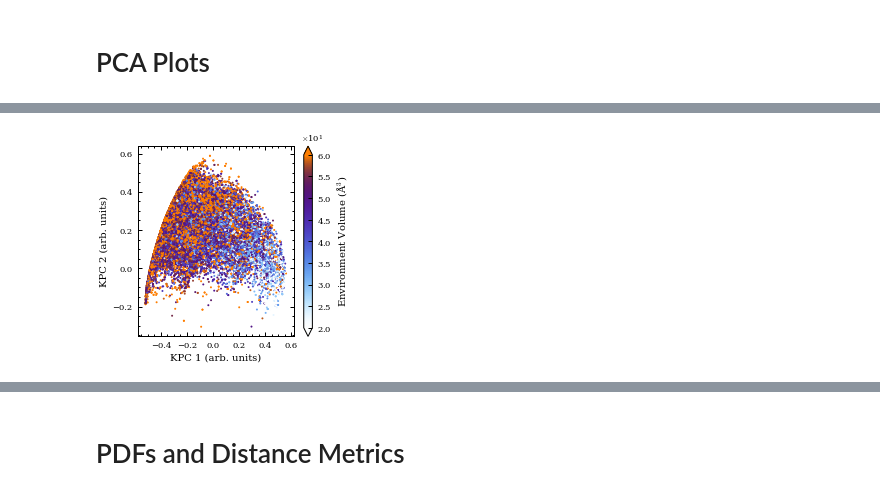
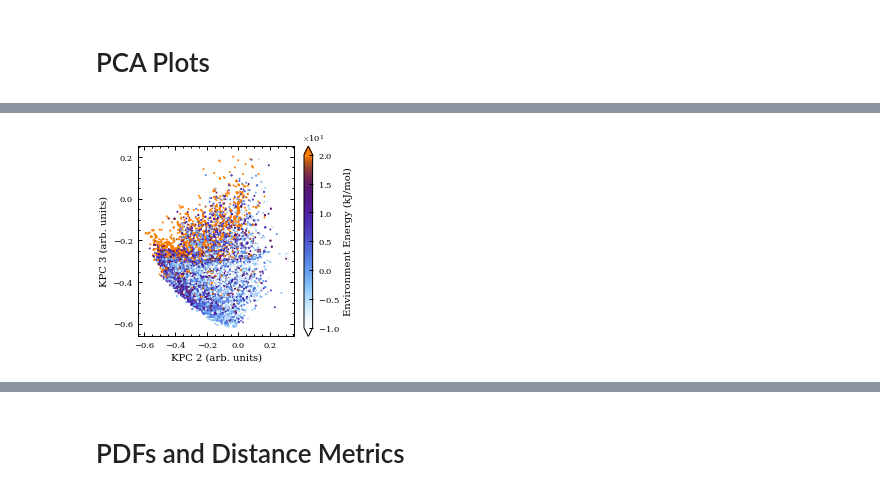
Before and after one commit to bhelfrecht/zeolites_soap, a Jupyter notebook: DEEM-IZA.ipynb, the cells around one changed output, grey strips where cells are left out. Cells and saved outputs as stored; diff of their text form; code cells hidden in the pictures.

```diff
--- a/DEEM-IZA.ipynb
+++ b/DEEM-IZA.ipynb
@@ -558,34 +793,29 @@ plt.show()
 # %%
-# Load DEEM 10k PCA (3.5 A SOAP cutoff) and structure volumes
-nEnv = 505461 # Number of Si environments in DEEM 10k dataset
-nPlot = 50000 # Number of Si environments to plot
-nBatch = 10 # Number of batches for DEEM data
-randomIdxs = np.arange(0, nEnv)
-np.random.shuffle(randomIdxs)
-plotIdxs = randomIdxs[0:nPlot]
-
+# Load DEEM PCA (3.5 A SOAP cutoff) and structure energies_10k_3A
 n = 0
-pcaDEEM = []
+pcaDEEM_10k_3A = []
+energies_10k_3A = []
 for i in range(0, nBatch):
-    ipcaDEEM = np.load('../Processed_Data/DEEM_10k/PCA/3.5/kpca-%d.npy' % i)
+    ipcaDEEM_10k_3A = np.load('../Processed_Data/DEEM_10k/PCA/3.5/kpca-%d.npy' % i)
+    ienergy = np.loadtxt('../Processed_Data/DEEM_10k/Energy/3.5/Gaussian/envProperties-%d.dat' % i)
     subIdxs = np.intersect1d(plotIdxs[np.where(plotIdxs >= n)],
-                            plotIdxs[np.where(plotIdxs < (n+len(ipcaDEEM)))]) - n
-    n += len(ipcaDEEM)
-    pcaDEEM.append(ipcaDEEM[subIdxs])
-pcaDEEM = np.concatenate(pcaDEEM)
-plotIdxs.sort()
-
-volumes = np.loadtxt('../Processed_Data/DEEM_10k/Volume/3.5/envProperties.dat')[plotIdxs]
+                            plotIdxs[np.where(plotIdxs < (n+len(ipcaDEEM_10k_3A)))]) - n
+    n += len(ipcaDEEM_10k_3A)
+    pcaDEEM_10k_3A.append(ipcaDEEM_10k_3A[subIdxs])
+    energies_10k_3A.append(ienergy[subIdxs])
+pcaDEEM_10k_3A = np.concatenate(pcaDEEM_10k_3A)
+energies_10k_3A = np.concatenate(energies_10k_3A)
 
 ### 2D PCA ###
 figPCA = plt.figure(figsize=(3.5, 3.5))
 axsScat = figPCA.add_subplot(1, 1, 1)
 
-scatDEEM = axsScat.scatter(pcaDEEM[:, 0], pcaDEEM[:, 1], c=volumes, cmap=plt.get_cmap('cbarHot'),
-                           edgecolor='k', linewidths=0.0, alpha=1.0, vmin=20, vmax=60)
+scatDEEM = axsScat.scatter(pcaDEEM_10k_3A[:, 1], pcaDEEM_10k_3A[:, 2], c=energies_10k_3A,
+                           cmap=plt.get_cmap('cbarHot'),
+                           edgecolor='k', linewidths=0.0, alpha=1.0, vmin=-10, vmax=20)
 
-axsScat.set_xlabel('KPC 1 (arb. units)')
-axsScat.set_ylabel('KPC 2 (arb. units)')
+axsScat.set_xlabel('KPC 2 (arb. units)')
+axsScat.set_ylabel('KPC 3 (arb. units)')
 
 # Custom formatting of colorbar ticks to use scientific notation
 formatter = mpltkr.ScalarFormatter(useMathText=True)
@@ -594,84 +824,44 @@ formatter.set_powerlimits((0, 0))
 
 # Build the colorbar
 CB = figPCA.colorbar(scatDEEM, ax=axsScat, format=formatter, extend='both')
+CB.ax.minorticks_off()
 txt = CB.ax.yaxis.get_offset_text()
-CB.ax.minorticks_off()
 
 # Set colorbar label size and text alignment
 txt.set_va('bottom')
 txt.set_ha('center')
 
 # Colorbar label
-CB.set_label(ur'Environment Volume (\u00c5$^3$)')
+CB.set_label('Environment Energy (kJ/mol)')
 
-figPCA.savefig('../Results/DEEM_10k/kpca-DEEM_volumes_3.5.pdf', bbox_inches='tight')
+figPCA.savefig('../Results/DEEM_10k/kpca-DEEM_energies_10k_3.5.pdf', bbox_inches='tight')
 
 ### 3D PCA ###
 fig3D = plt.figure(figsize=(7.0, 3.5))
 axs3D = fig3D.add_subplot(1, 1, 1, projection='3d')
 
-scatDEEM3D = axs3D.scatter(pcaDEEM[:, 0], pcaDEEM[:, 1], pcaDEEM[:, 2], c=volumes,
+scatDEEM3D = axs3D.scatter(pcaDEEM_10k_3A[:, 0], pcaDEEM_10k_3A[:, 1], pcaDEEM_10k_3A[:, 2],
+                           c=energies_10k_3A,
                            cmap=plt.get_cmap('cbarHot'), edgecolor='k', linewidths=0.0,
-                           alpha=1.0, vmin=20, vmax=60)
+                           alpha=1.0, vmin=-10, vmax=20)
 axs3D.set_xlabel('KPC 1 (arb. units)', labelpad=20)
 axs3D.set_ylabel('KPC 2 (arb. units)', labelpad=20)
 axs3D.set_zlabel('KPC 3 (arb. units)', labelpad=10)
 axs3D.set_yticks(axs3D.get_yticks()[2::2])
 axs3D.view_init(10, -120)
 
 formatter = mpltkr.ScalarFormatter(useMathText=True)
 formatter.set_scientific(True)
 formatter.set_powerlimits((0, 0))
 
 CB3D = fig3D.colorbar(scatDEEM3D, ax=axs3D, format=formatter, pad=-0.05, extend='both')
 CB3D.ax.minorticks_off()
 txt = CB3D.ax.yaxis.get_offset_text()
 txt.set_va('bottom')
 txt.set_ha('center')
-CB3D.set_label(ur'Environment Volume (\u00c5$^3$)')
+CB3D.set_label('Environment Energy (kJ/mol)')
 
-fig3D.savefig('../Results/DEEM_10k/kpca-DEEM_volumes_3.5_3D.pdf', bbox_inches='tight')
-
-### Volume Correlation ###
-figVol = plt.figure(figsize=(3.5, 1.75))
-axsVol1 = figVol.add_subplot(1, 2, 1)
-axsVol2 = figVol.add_subplot(1, 2, 2)
-
-x1 = np.linspace(pcaDEEM[:, 0].min(), pcaDEEM[:, 0].max(), 100)
-x2 = np.linspace(pcaDEEM[:, 1].min(), pcaDEEM[:, 1].max(), 100)
-y = np.linspace(volumes.min(), volumes.max(), 100)
-
-xx1, yy1 = np.meshgrid(x1, y)
-xx2, yy2 = np.meshgrid(x2, y)
-pos1 = np.vstack([xx1.ravel(), yy1.ravel()])
-pos2 = np.vstack([xx2.ravel(), yy2.ravel()])
-
-kde1 = gaussian_kde(np.vstack([pcaDEEM[:, 0], volumes]))
-kde2 = gaussian_kde(np.vstack([pcaDEEM[:, 1], volumes]))
-
-zz1 = np.reshape(kde1(pos1).T, xx1.shape)
-zz2 = np.reshape(kde2(pos2).T, xx2.shape)
-
-levels1f = np.logspace(-3, np.log10(zz1.max()), 50)
-levels2f = np.logspace(-3, np.log10(zz2.max()), 50)
-
-levels1 = np.logspace(-3, np.log10(zz1.max()), 5)
-levels2 = np.logspace(-3, np.log10(zz2.max()), 5)
-
-axsVol1.contourf(xx1, yy1, zz1, levels=levels1f)
-axsVol2.contourf(xx2, yy2, zz2, levels=levels2f)
-#axsVol1.scatter(pcaDEEM[:, 0], volumes, c='#aa0000', alpha=0.05)
-#axsVol2.scatter(-pcaDEEM[:, 1], volumes, c='#000080', alpha=0.05)
-axsVol1.contour(xx1, yy1, zz1, levels=levels1, colors='k')
-axsVol2.contour(xx2, yy2, zz2, levels=levels2, colors='k')
-axsVol1.set_xlabel('KPC 1 (arb. units)')
-axsVol2.set_xlabel('KPC 2 (arb. units)')
-axsVol1.set_ylabel('Environment\nVolume\n' + ur'(\u00c5$^3$)')
-axsVol2.yaxis.set_ticklabels([])
-figVol.subplots_adjust(wspace=0.1)
-
-figVol.savefig('../Results/DEEM_10k/kpca-vol_3.5.pdf', bbox_inches='tight')
-
+fig3D.savefig('../Results/DEEM_10k/kpca-DEEM_energies_10k_3.5_3D.pdf', bbox_inches='tight')
 plt.show()
 # %% [output]
-[figure, old version]
+[figure, new version]
```
Also changed, not shown: parts of 35 cells of this notebook, 2 other files.
